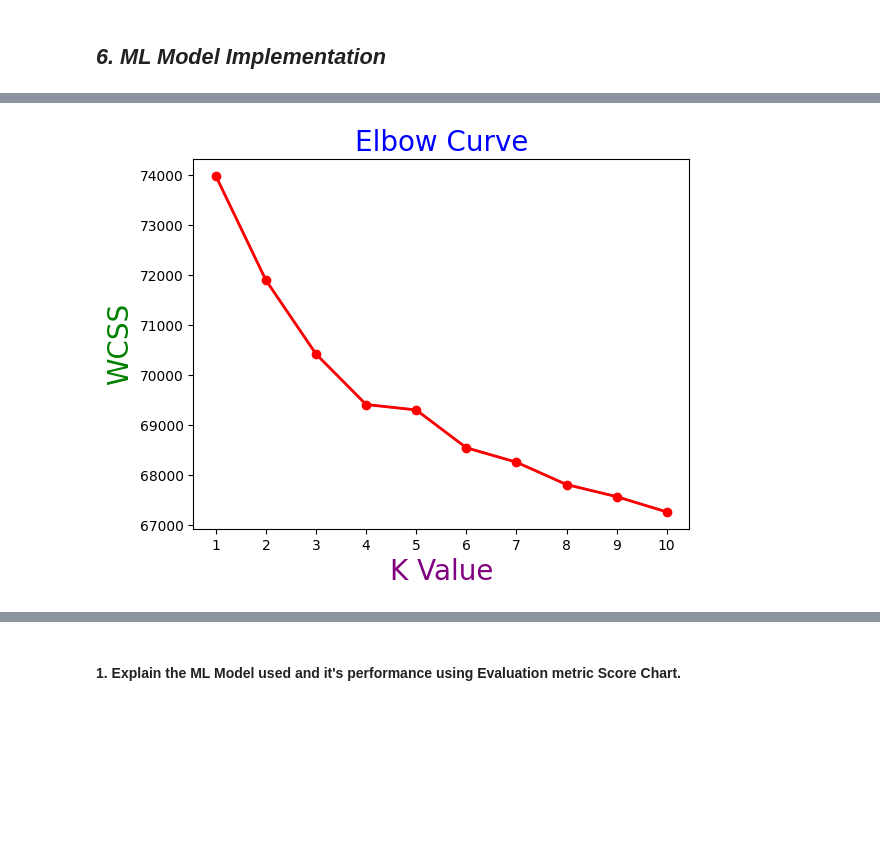
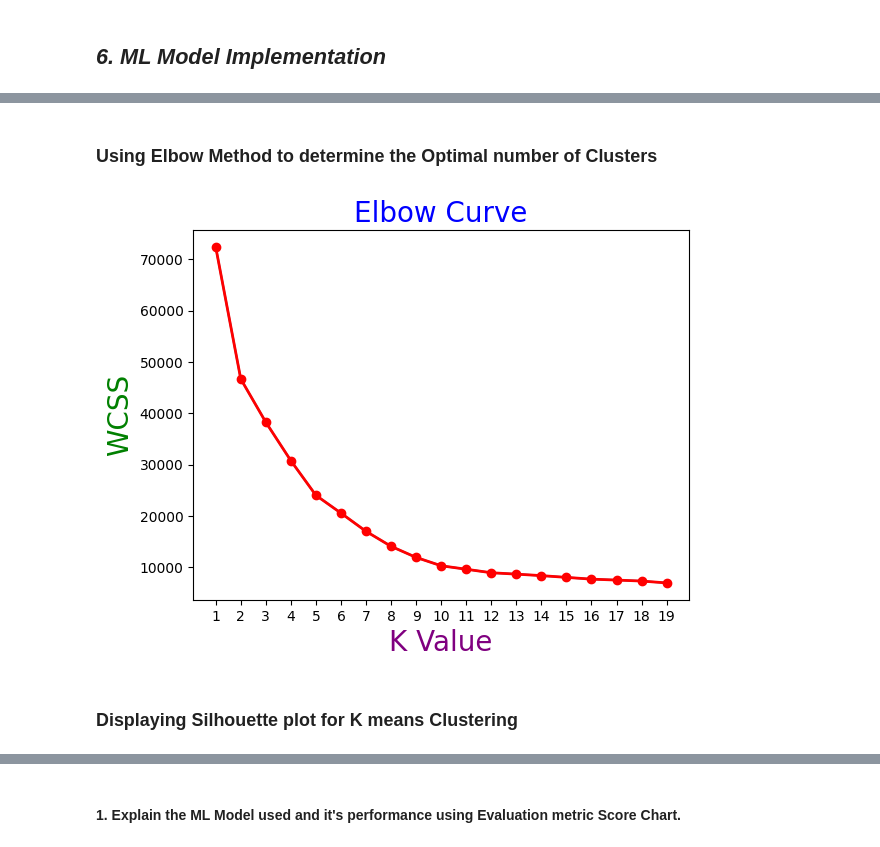
Before and after one commit to sourav03dutta/Netflix-Movies-and-TV-Shows-Clustering, a Jupyter notebook: Netflix_Movies_And_TV_Shows_Clustering.ipynb, the cells around one changed output, grey strips where cells are left out. Drawn from its saved outputs; the diff is of its cells as text; code cells hidden in the pictures; blank space fills up the shorter version.

```diff
--- a/Netflix_Movies_And_TV_Shows_Clustering.ipynb
+++ b/Netflix_Movies_And_TV_Shows_Clustering.ipynb
@@ -1386,0 +1409,11 @@ star
+# %%
+lda = {}
+for i in range(0,lda_gensim_para.num_topics):
+  lda[f'Topic {i}'] = np.zeros(Netflix_Data.shape[0])
+# %%
+for i, row in enumerate(lda_gensim_para[bow_gensim_para]):
+  for topic in row:
+    lda[f'Topic {topic[0]}'][i] = topic[1]
+
+Topic_Model_Data = pd.DataFrame(lda)
+Topic_Model_Data
@@ -1406,0 +1463,11 @@ Answer Here.
+# %%
+from sklearn.preprocessing import StandardScaler
+
+Netflix_Data_Clusters = Netflix_Data_Clusters.drop('Release_Year', axis=1)
+
+scaler = StandardScaler()
+X_rescale = scaler.fit_transform(Netflix_Data_Clusters)
+
+#dataset contains degree of belonging of document to each topic concatenated to scaled Dataframe
+X = pd.concat([pd.DataFrame(X_rescale, columns = Netflix_Data_Clusters.columns ), (Topic_Model_Data)], axis=1)
+X
@@ -1411,19 +1536,23 @@ Answer Here.
+# %% [markdown]
+### Using Elbow Method to determine the Optimal number of Clusters
 # %%
 #Within Cluster Sum of Squared Errors(WCSS) for different values of k
 wcss=[]
-for i in range(1,11):
-    km=KMeans(n_clusters=i,random_state = 20)
+for i in range(1,20):
+    km=KMeans(n_clusters=i,random_state = 42)
     km.fit(X)
     wcss.append(km.inertia_)
 # %%
 #elbow curve
-plt.plot(range(1,11),wcss)
-plt.plot(range(1,11),wcss, linewidth=2, color="red", marker ="o")
+plt.plot(range(1,20),wcss)
+plt.plot(range(1,20),wcss, linewidth=2, color="red", marker ="o")
 plt.xlabel("K Value", size = 20, color = 'purple')
-plt.xticks(np.arange(1,11,1))
+plt.xticks(np.arange(1,20,1))
 plt.ylabel("WCSS", size = 20, color = 'green')
 plt.title('Elbow Curve', size = 20, color = 'blue')
 plt.show()
 # %% [output]
-[figure, old version]
+[figure, new version]
+# %% [markdown]
+### Displaying Silhouette plot for K means Clustering
 # %%
```
Also changed, not shown: parts of 143 cells of this notebook.
